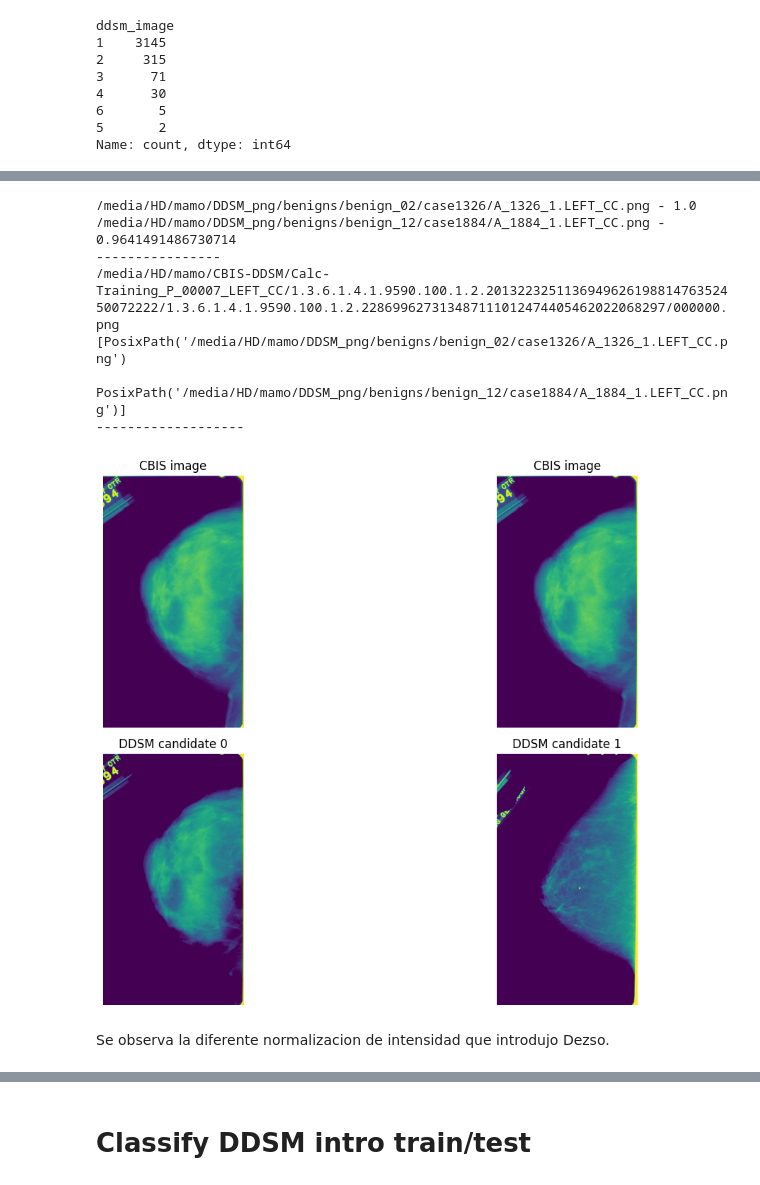
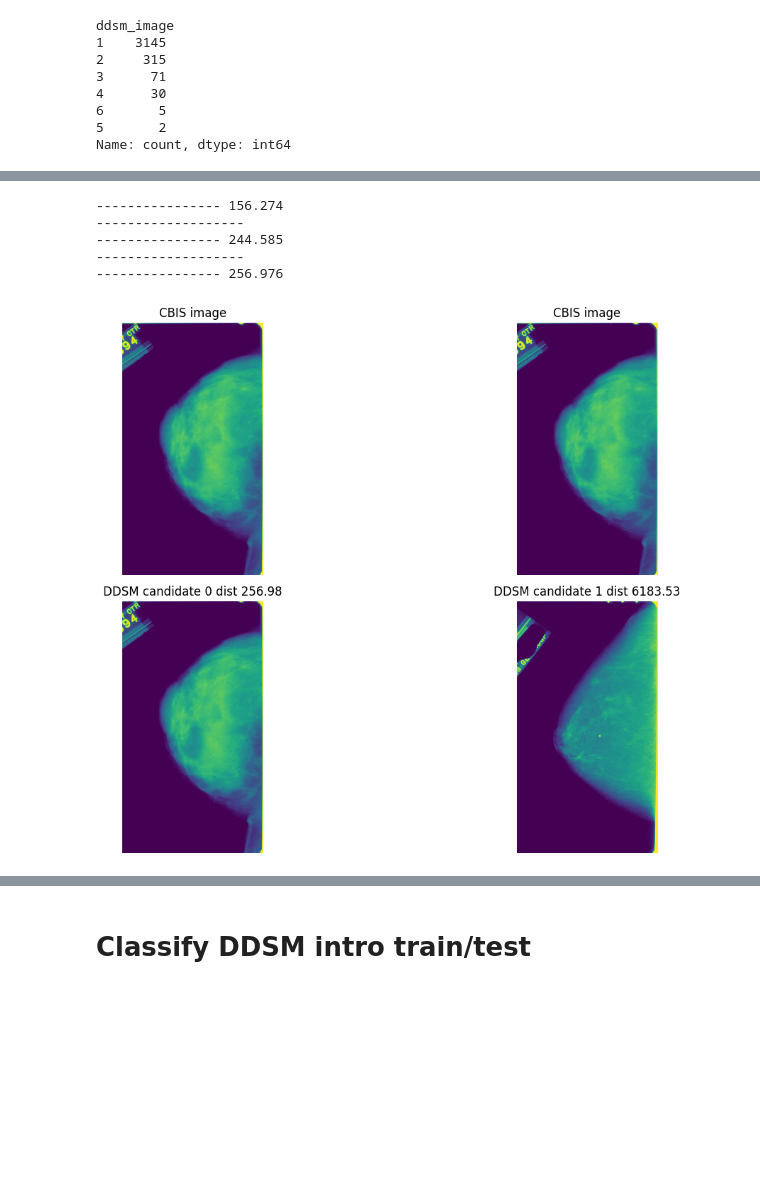
Before and after one commit to alalbiol/Mammography, a Jupyter notebook: mamo_holistic/notebooks/find_cbis_ddsm_correspondences.ipynb, the cells around one changed output, grey strips where cells are left out. Cells and saved outputs as stored; diff of their text form; code cells hidden in the pictures; blank space fills up the shorter version.

Commit message:
rehechos muchos cuadernos para ddsm comparible con nikulin

```diff
--- a/mamo_holistic/notebooks/find_cbis_ddsm_correspondences.ipynb
+++ b/mamo_holistic/notebooks/find_cbis_ddsm_correspondences.ipynb
@@ -109,15 +111,18 @@ Numero de imagenes con overlay  4029
 numero de imagenes en ddsm 10420
 numero de ids 3712
 # %%
-# repetimos el proceso para cbis-ddsm
+# repetimos el proceso para cbis-ddsm sacamos firma basada en tamaño y orientación
 def image_size(filename):
+    filename = filename.replace('dcm','png')
     filename = cbis_ddsm_path / filename
     parent_folder = filename.parent
-    filename = parent_folder / '000000.png'
+    #filename = parent_folder / '000000.png'
     image = Image.open(filename)
     return image.size
 
 all_case['image_size'] = all_case['image file path'].apply(image_size)
-print(len(all_case['image_size'].unique()))
-print(len(all_case['image_size']))
+
+
+print("El numero total de imagenes CBIS", len(all_case['image_size']))
+print("El numero de tamaños unicos", len(all_case['image_size'].unique()))
 # %% [output]
@@ -225,0 +244,12 @@ Voy a pintar un ejemplo con dos candidatos
+# %%
+for idx, row in all_case.iterrows():
+    cbis_image, ddsm_candidates = find_ddsm_image_diff(row)
+    print(cbis_image)
+    print(ddsm_candidates)
+    print("-------------------")
+    break
+
+
+fig , ax = plt.subplots(1,2)
+ax[0].imshow(pydicom.dcmread(cbis_image).pixel_array)
+ax[1].imshow(np.array(Image.open(ddsm_candidates[0][0])))
@@ -226,43 +284,41 @@ Voy a pintar un ejemplo con dos candidatos
 # %%
 for idx, row in all_case.iterrows():
-    ddsm_candidates = find_ddsm_image_corr(row)
-    if isinstance(ddsm_candidates,tuple):
-        print(ddsm_candidates[0])
-        print(ddsm_candidates[1])
-        print("-------------------")
+    cbis_image, ddsm_candidates = find_ddsm_image_diff(row)
+    if len(ddsm_candidates) == 2:
         break
+        print(cbis_image)
+        print(ddsm_candidates)
+        break
+    print("-------------------")
+
 
 # Plot in the first row the CBIS image and in the second row all candidates
-num_candidates = len(ddsm_candidates[1])
+num_candidates = len(ddsm_candidates)
 fig, ax = plt.subplots(2, num_candidates, figsize=(15, 8))  # Adjust figure size as needed
 
 # Plot CBIS image in the first row (span across all columns)
-cbis_image = np.array(Image.open(ddsm_candidates[0]), dtype=float)
+cbis_image = pydicom.dcmread(cbis_image).pixel_array
 for i in range(num_candidates):
     ax[0, i].imshow(cbis_image / cbis_image.max())
     ax[0, i].set_title('CBIS image')
     ax[0, i].axis('off')  # Hide axis if desired
 
 # Plot all DDSM candidates in the second row
-for i, candidate in enumerate(ddsm_candidates[1]):
-    ddsm_image = np.array(Image.open(candidate), dtype=float)
+for i, candidate in enumerate(ddsm_candidates):
+    ddsm_image = np.array(Image.open(candidate[0]), dtype=float)
 
     ax[1, i].imshow(ddsm_image / ddsm_image.max())
-    ax[1, i].set_title(f'DDSM candidate {i}')
+    ax[1, i].set_title(f'DDSM candidate {i} dist {candidate[1]:.2f}')
     ax[1, i].axis('off')  # Hide axis if desired
 
 plt.tight_layout()
 plt.show()
 
 #all_case['ddsm_image'] = all_case.apply(find_ddsm_image, axis=1)
 # %% [output]
-/media/HD/mamo/DDSM_png/benigns/benign_02/case1326/A_1326_1.LEFT_CC.png - 1.0
-/media/HD/mamo/DDSM_png/benigns/benign_12/case1884/A_1884_1.LEFT_CC.png - 0.9641491486730714
-----------------
-/media/HD/mamo/CBIS-DDSM/Calc-Training_P_00007_LEFT_CC/1.3.6.1.4.1.9590.100.1.2.201322325113694962619881476352450072222/1.3.6.1.4.1.9590.100.1.2.228699627313487111012474405462022068297/000000.png
-[PosixPath('/media/HD/mamo/DDSM_png/benigns/benign_02/case1326/A_1326_1.LEFT_CC.png')
- PosixPath('/media/HD/mamo/DDSM_png/benigns/benign_12/case1884/A_1884_1.LEFT_CC.png')]
+---------------- 156.274
 -------------------
+---------------- 244.585
+-------------------
+---------------- 256.976
-[figure, old version]
+[figure, new version]
-# %% [markdown]
-Se observa la diferente normalizacion de intensidad que introdujo Dezso.
```
Also changed, not shown: parts of 33 cells of this notebook, 12 other files.
